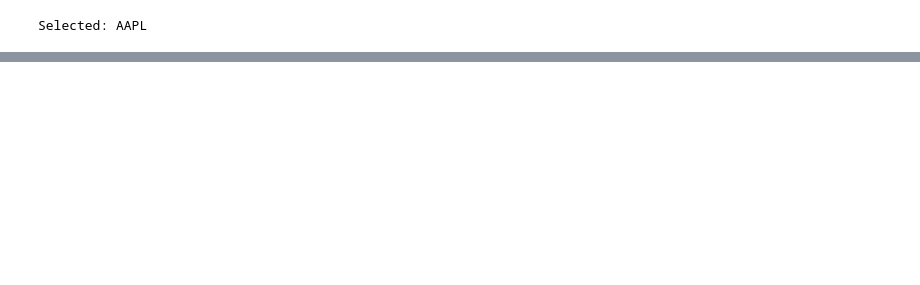
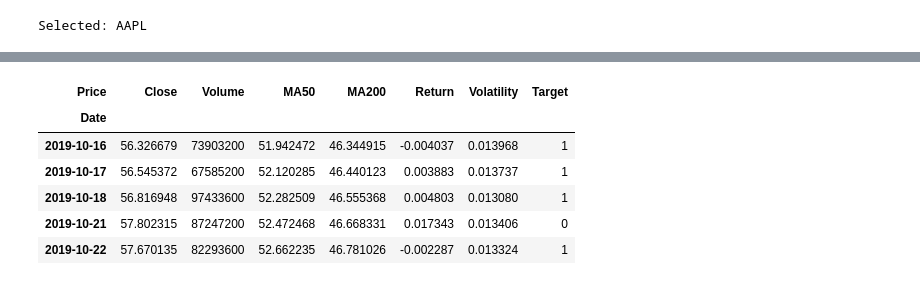
Before and after one commit to agambhardwaj04/Fin_AI, a Jupyter notebook: src/analysis.ipynb, the cells around one changed output, grey strips where cells are left out. Cells and saved outputs as stored; diff of their text form; code cells hidden in the pictures; blank space fills up the shorter version.

```diff
--- a/src/analysis.ipynb
+++ b/src/analysis.ipynb
@@ -70,0 +87,12 @@ NameError: name 'data' is not defined
+# %%
+data = add_features(data)
+
+data.head()
+# %% [output]
+| Price | Close | Volume | MA50 | MA200 | Return | Volatility | Target |
+| Date |  |  |  |  |  |  |  |
+| 2019-10-16 | 56.326679 | 73903200 | 51.942472 | 46.344915 | -0.004037 | 0.013968 | 1 |
+| 2019-10-17 | 56.545372 | 67585200 | 52.120285 | 46.440123 | 0.003883 | 0.013737 | 1 |
+| 2019-10-18 | 56.816948 | 97433600 | 52.282509 | 46.555368 | 0.004803 | 0.013080 | 1 |
+| 2019-10-21 | 57.802315 | 87247200 | 52.472468 | 46.668331 | 0.017343 | 0.013406 | 0 |
+| 2019-10-22 | 57.670135 | 82293600 | 52.662235 | 46.781026 | -0.002287 | 0.013324 | 1 |
```
Also changed, not shown: parts of 8 cells of this notebook, 2 other files.
